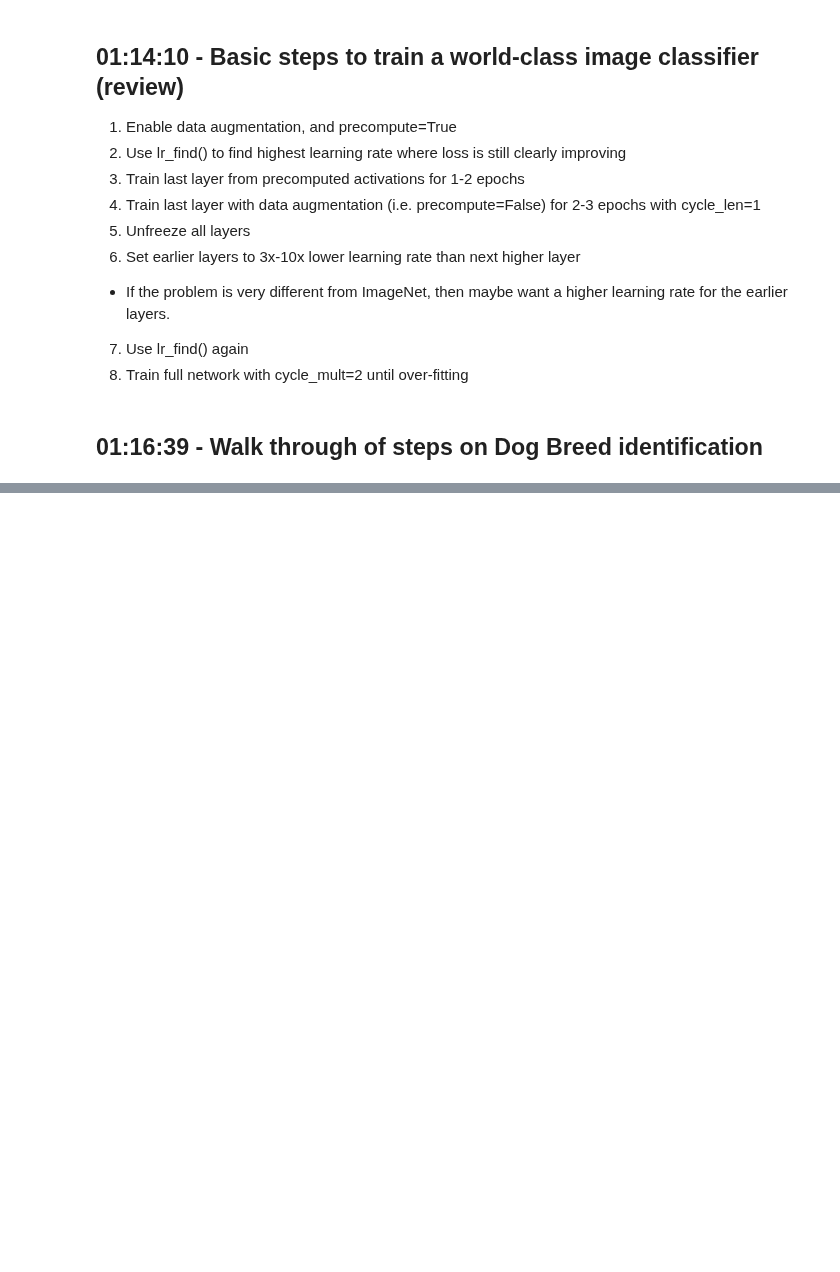
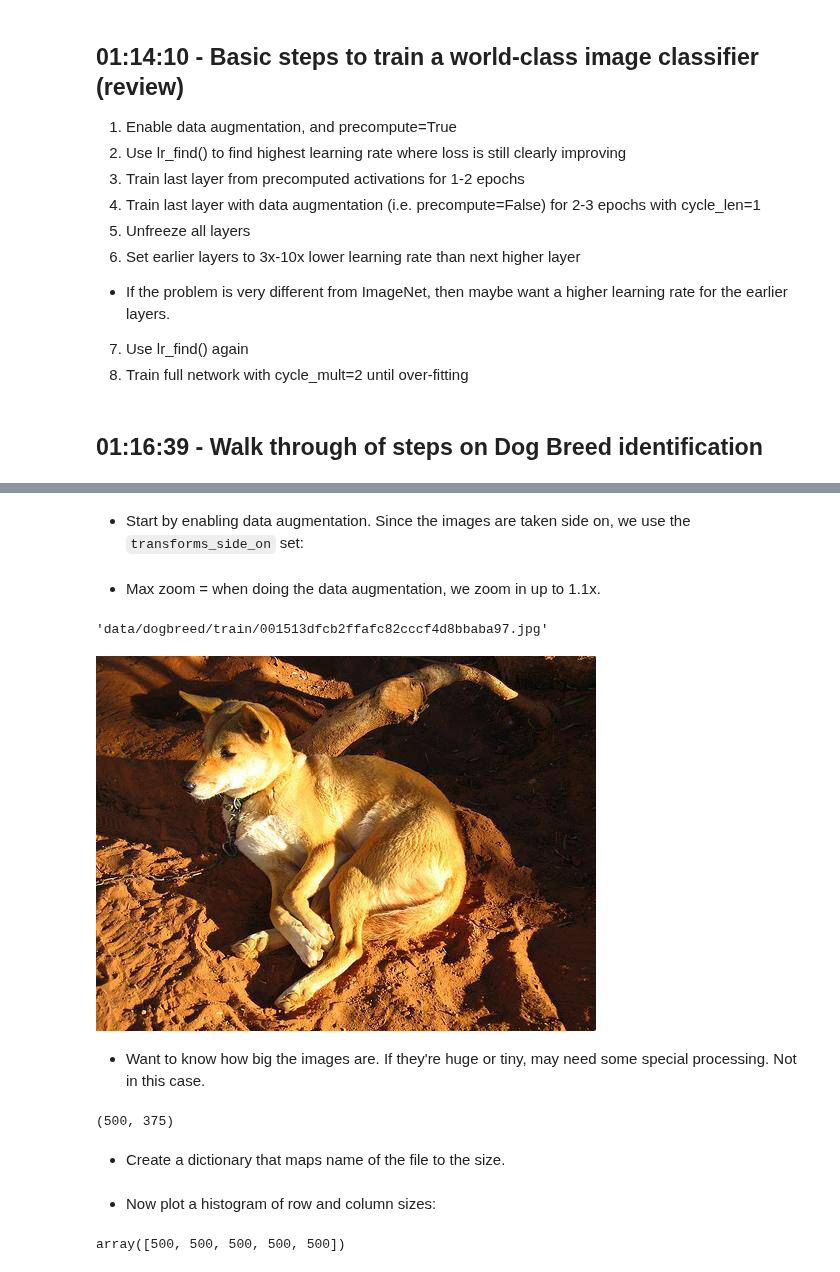
Before and after one commit to lextoumbourou/notes, a Jupyter notebook: moocs/fast.ai/deep-learning-2018/lesson2.ipynb, the cells around one changed output, grey strips where cells are left out. Cells and saved outputs as stored; diff of their text form; code cells hidden in the pictures; blank space fills up the shorter version.

```diff
--- a/moocs/fast.ai/deep-learning-2018/lesson2.ipynb
+++ b/moocs/fast.ai/deep-learning-2018/lesson2.ipynb
@@ -392,0 +432,4 @@ Most incorrect dogs
+# %%
+sz = 224
+arch = resnext101_64
+bs = 58
@@ -392,0 +438,6 @@ Most incorrect dogs
+# %%
+label_csv = f'{PATH}labels.csv'
+
+# Get num training rows (excluding the header row)
+n = len(list(open(label_csv))) - 1
+val_idxs = dataset.get_cv_idxs(n, val_pct=0.2)
@@ -392,0 +486,28 @@ Most incorrect dogs
+# %% [markdown]
+* Start by enabling data augmentation. Since the images are taken side on, we use the `transforms_side_on` set:
+# %%
+tfms = transforms.tfms_from_model(
+    arch, sz, aug_tfms=transforms.transforms_side_on, max_zoom=1.1)
+
+# Note the suffix arg. Required since the filenames in the csv don't include it.
+data = dataset.ImageClassifierData.from_csv(
+    PATH, 'train', f'{PATH}labels.csv',
+    test_name='test', val_idxs=val_idxs, suffix='.jpg', tfms=tfms, bs=bs)
+# %% [markdown]
+  * Max zoom = when doing the data augmentation, we zoom in up to 1.1x.
+# %%
+fn = PATH + data.trn_ds.fnames[0]; fn
+# %% [output]
+'data/dogbreed/train/001513dfcb2ffafc82cccf4d8bbaba97.jpg'
+# %%
+img = Image.open(fn); img
+# %% [output]
+[figure, added]
+# %% [markdown]
+* Want to know how big the images are. If they're huge or tiny, may need some special processing. Not in this case.
+# %%
+img.size
+# %% [output]
+(500, 375)
+# %% [markdown]
+* Create a dictionary that maps name of the file to the size.
@@ -392,0 +516,2 @@ Most incorrect dogs
+# %% [markdown]
+* Now plot a histogram of row and column sizes:
@@ -392,0 +522,4 @@ Most incorrect dogs
+# %%
+row_sz[:5]
+# %% [output]
+array([500, 500, 500, 500, 500])
```
Also changed, not shown: parts of 105 cells of this notebook.
